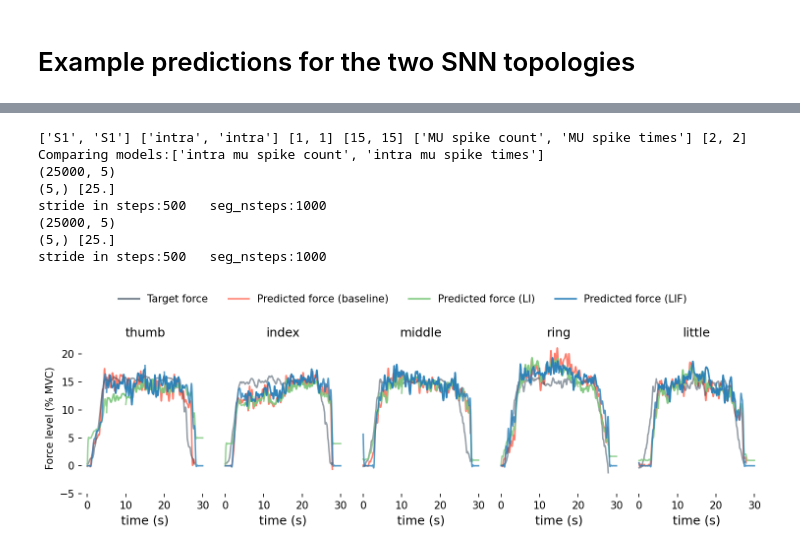
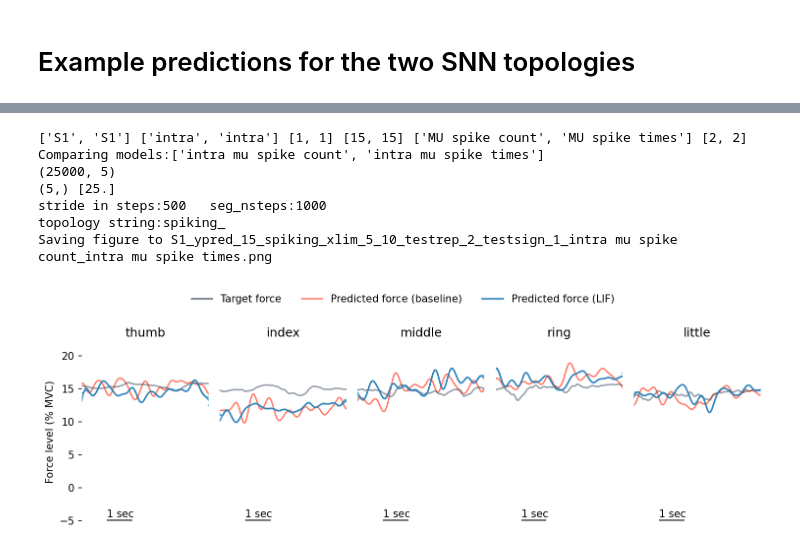
Before and after one commit to FarahBaracat/snn-fingerforce-decoding, a Jupyter notebook: notebooks/analysis/MUBaselineVsSNN.ipynb, the cells around one changed output, grey strips where cells are left out. Cells and saved outputs as stored; diff of their text form; code cells hidden in the pictures.

```diff
--- a/notebooks/analysis/MUBaselineVsSNN.ipynb
+++ b/notebooks/analysis/MUBaselineVsSNN.ipynb
@@ -709,38 +754,37 @@ y_compiled_df_snn_conv = pd.concat([y_compiled_df_conv_separate, y_compiled_df_s
 subjects = ["S1", "S1"]
 emg_types = ["intra", "intra"]
 sign_mvcs = [1]*len(emg_types)
 mvcs = [15] * len(emg_types)
 input_types = [INPUT_TYPE_SP_COUNT, INPUT_TYPE_SP_TIMES]
 reps = [2] * len(emg_types)
 snn_params_for_topology = {SHALLOW_LEAKY:flat_leaky_config,
                            SHALLOW_SPIKING_DOUBLE_FILTER:flat_spiking_config}
 
 print(subjects, emg_types, sign_mvcs, mvcs, input_types, reps)
 cr.plot_pred_of_models_target_only_different_topologies(data_config,
                                                         dataset,
                                                         y_compiled_df_snn_conv[y_compiled_df_snn_conv[SEGMENT_HOLD_COL]==False],
                                                         subjects, emg_types,
                                                         sign_mvcs, mvcs, input_types,
                                                         reps,
                                                         snn_params_for_topology,
                                                         models_palette_dict=models_palette_dict,
                                                         ylim=(-5,22),
-                                                        xlim= None, # for entire profile: None | zoomed-in plateau: (5,10)
-                                                        save_figure=False,
+                                                        xlim= (5,10), # for entire profile: None | zoomed-in plateau: (5,10)
+                                                        save_figure=True,
                                                         pred_force_alpha=0.9,
                                                         pred_linestyle='solid',
-                                                        compiled_results_dir=output_figures_dir,
-                                                        show_topology=[SHALLOW_LEAKY, SHALLOW_SPIKING_DOUBLE_FILTER],
+                                                         compiled_results_dir=output_figures_dir,
+                                                        show_topology=[SHALLOW_SPIKING_DOUBLE_FILTER],
                                                         show_custom_annotation=False, # show annotation in case of zoomed-in: True
 
                             )
 # %% [output]
 ['S1', 'S1'] ['intra', 'intra'] [1, 1] [15, 15] ['MU spike count', 'MU spike times'] [2, 2]
 Comparing models:['intra mu spike count', 'intra mu spike times']
 (25000, 5)
 (5,) [25.]
 stride in steps:500   seg_nsteps:1000
-(25000, 5)
-(5,) [25.]
-stride in steps:500   seg_nsteps:1000
+topology string:spiking_
+Saving figure to S1_ypred_15_spiking_xlim_5_10_testrep_2_testsign_1_intra mu spike count_intra mu spike times.png
-[figure, old version]
+[figure, new version]
```
Also changed, not shown: parts of 12 cells of this notebook, 1 other file.
